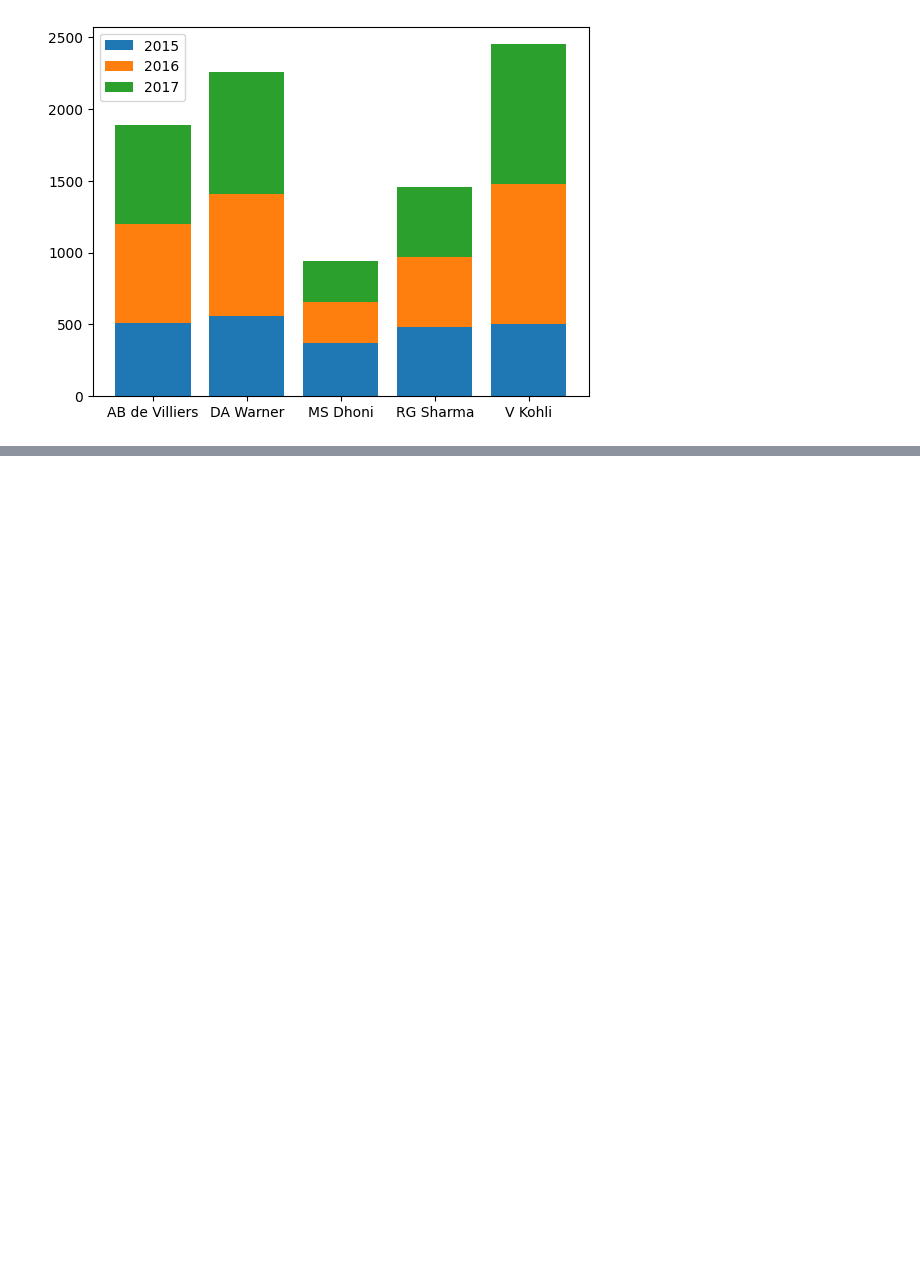
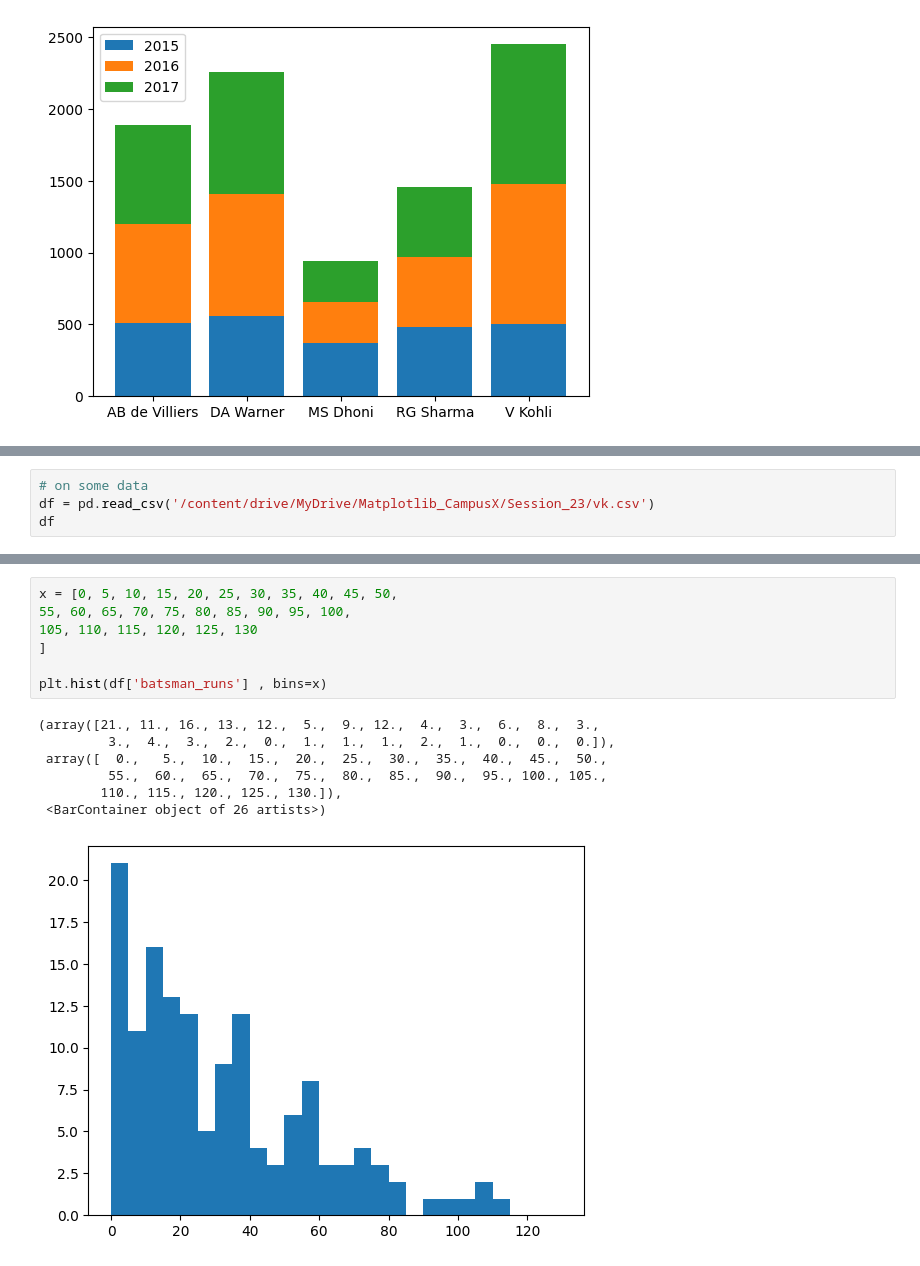
Before and after one commit to adilkamal2478/Adil_Pandas_campusx, a Jupyter notebook: Pandas_my_notes_session_23.ipynb, the cells around one changed output, grey strips where cells are left out. Drawn from its saved outputs; the diff is of its cells as text; blank space fills up the shorter version.

```diff
--- a/Pandas_my_notes_session_23.ipynb
+++ b/Pandas_my_notes_session_23.ipynb
@@ -336,0 +363,4 @@ plt.legend()
+# %%
+# on some data
+df = pd.read_csv('/content/drive/MyDrive/Matplotlib_CampusX/Session_23/vk.csv')
+df
@@ -336,0 +381,15 @@ plt.legend()
+# %%
+x = [0, 5, 10, 15, 20, 25, 30, 35, 40, 45, 50,
+55, 60, 65, 70, 75, 80, 85, 90, 95, 100,
+105, 110, 115, 120, 125, 130
+]
+
+plt.hist(df['batsman_runs'] , bins=x)
+# %% [output]
+(array([21., 11., 16., 13., 12.,  5.,  9., 12.,  4.,  3.,  6.,  8.,  3.,
+         3.,  4.,  3.,  2.,  0.,  1.,  1.,  1.,  2.,  1.,  0.,  0.,  0.]),
+ array([  0.,   5.,  10.,  15.,  20.,  25.,  30.,  35.,  40.,  45.,  50.,
+         55.,  60.,  65.,  70.,  75.,  80.,  85.,  90.,  95., 100., 105.,
+        110., 115., 120., 125., 130.]),
+ <BarContainer object of 26 artists>)
+[figure, added]
```
Also changed, not shown: parts of 7 cells of this notebook.
